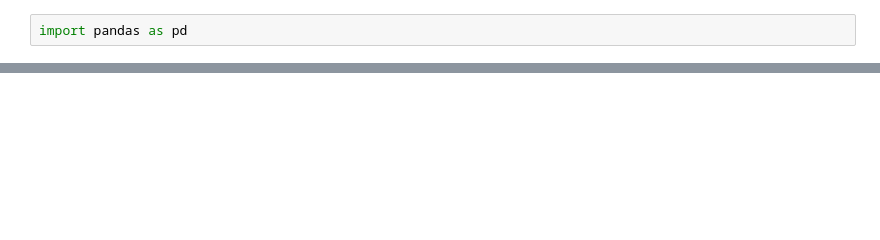
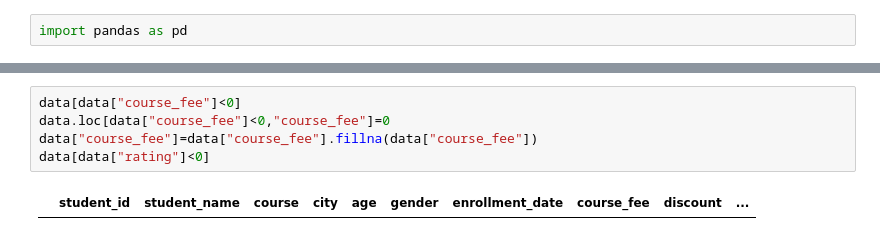
Before and after one commit to Bishwash074/ai_udan, a Jupyter notebook: assignment3.ipynb, the cells around one changed output, grey strips where cells are left out. Saved outputs shown, nothing was run; the diff lists cells and outputs as text; blank space fills up the shorter version.

```diff
--- a/assignment3.ipynb
+++ b/assignment3.ipynb
@@ -31,0 +80,7 @@ data.drop_duplicates(subset="student_id",keep="first",inplace=True)
+# %%
+data[data["course_fee"]<0]
+data.loc[data["course_fee"]<0,"course_fee"]=0
+data["course_fee"]=data["course_fee"].fillna(data["course_fee"])
+data[data["rating"]<0]
+# %% [output]
+|  | student_id | student_name | course | city | age | gender | enrollment_date | course_fee | discount | ... |
```
Also changed, not shown: parts of 14 cells of this notebook, 5 other files.
